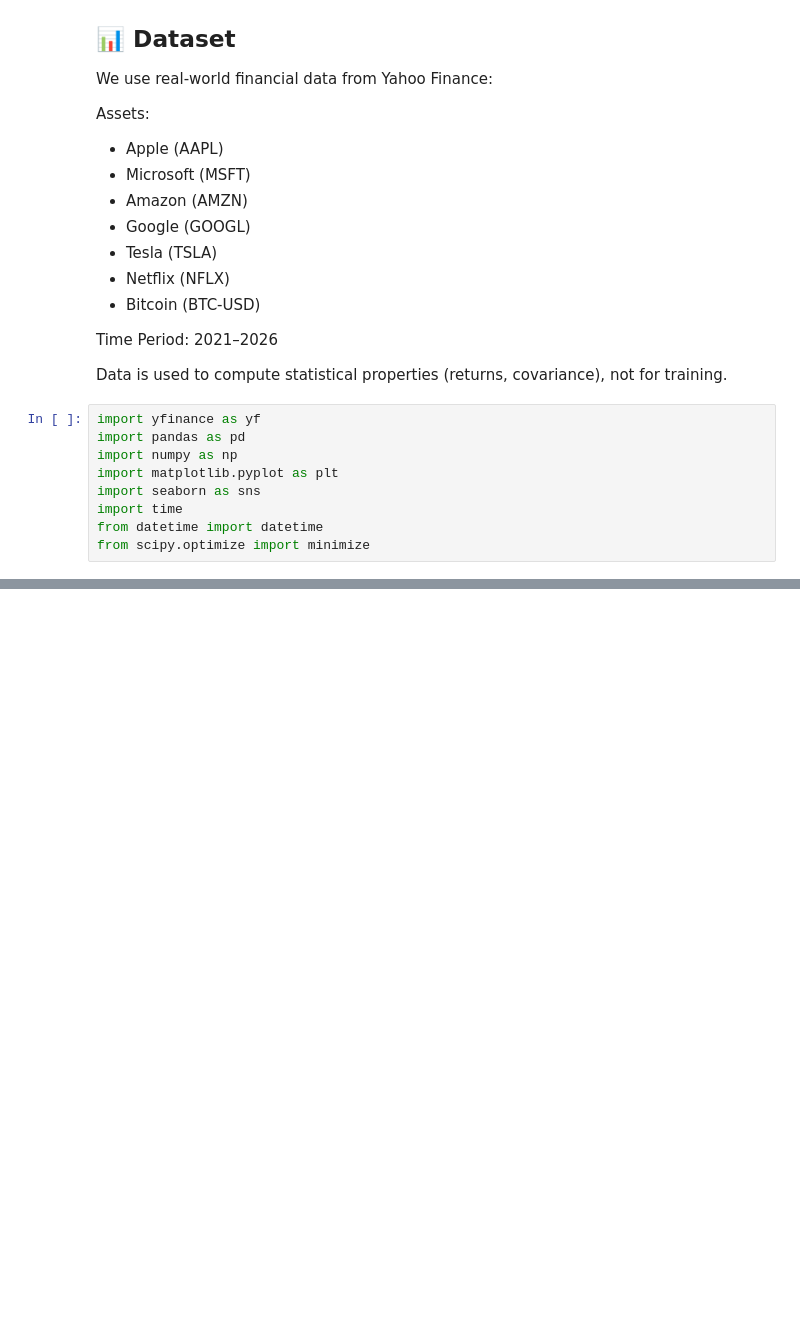
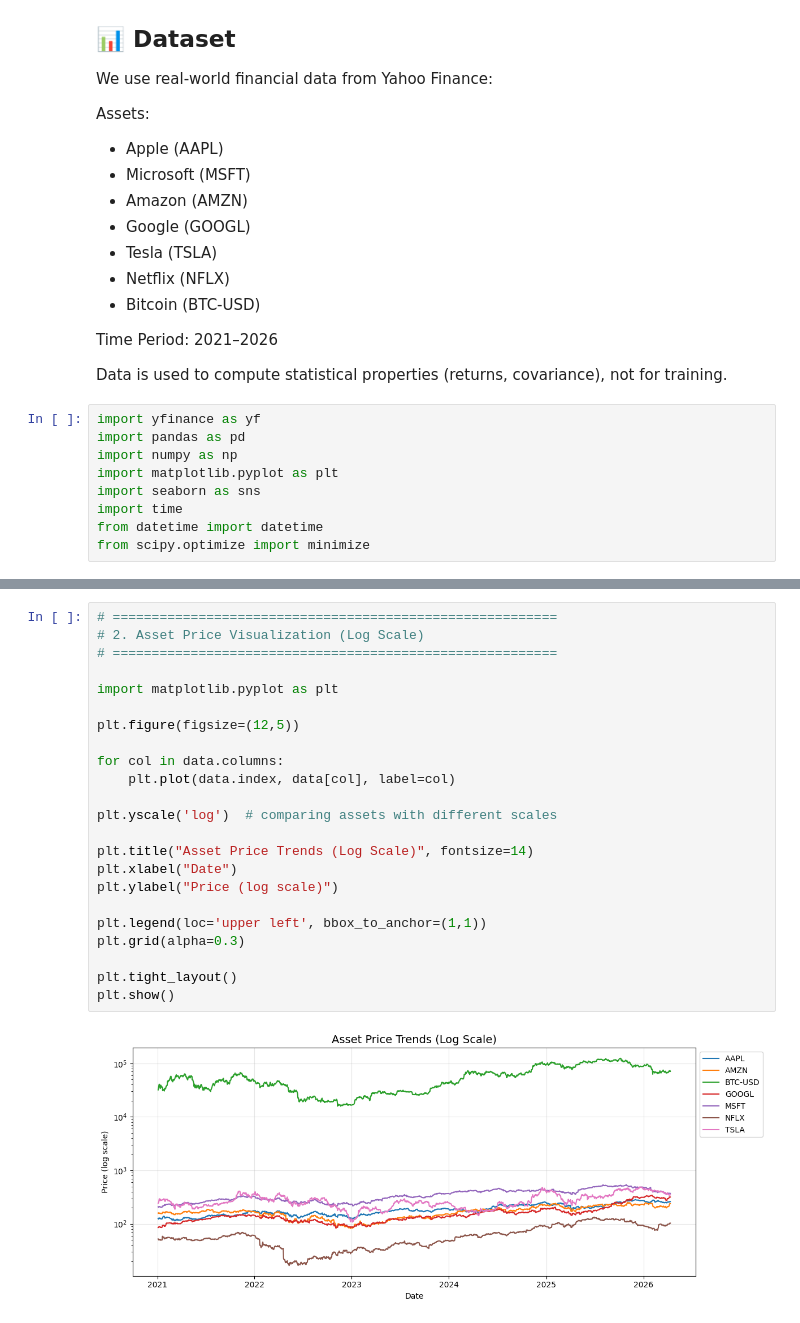
Before and after one commit to kotuvila/portfolio-optimization, a Jupyter notebook: portfolio_optimization.ipynb, the cells around one changed output, grey strips where cells are left out. Saved outputs shown, nothing was run; the diff lists cells and outputs as text; blank space fills up the shorter version.

Commit message:
Added visualization
Added visualization

```diff
--- a/portfolio_optimization.ipynb
+++ b/portfolio_optimization.ipynb
@@ -114,0 +115,25 @@ dtype: int64
+# %%
+# =========================================================
+# 2. Asset Price Visualization (Log Scale)
+# =========================================================
+
+import matplotlib.pyplot as plt
+
+plt.figure(figsize=(12,5))
+
+for col in data.columns:
+    plt.plot(data.index, data[col], label=col)
+
+plt.yscale('log')  # comparing assets with different scales
+
+plt.title("Asset Price Trends (Log Scale)", fontsize=14)
+plt.xlabel("Date")
+plt.ylabel("Price (log scale)")
+
+plt.legend(loc='upper left', bbox_to_anchor=(1,1))
+plt.grid(alpha=0.3)
+
+plt.tight_layout()
+plt.show()
+# %% [output]
+[figure, added]
```
Also changed, not shown: parts of 1 cell of this notebook.
